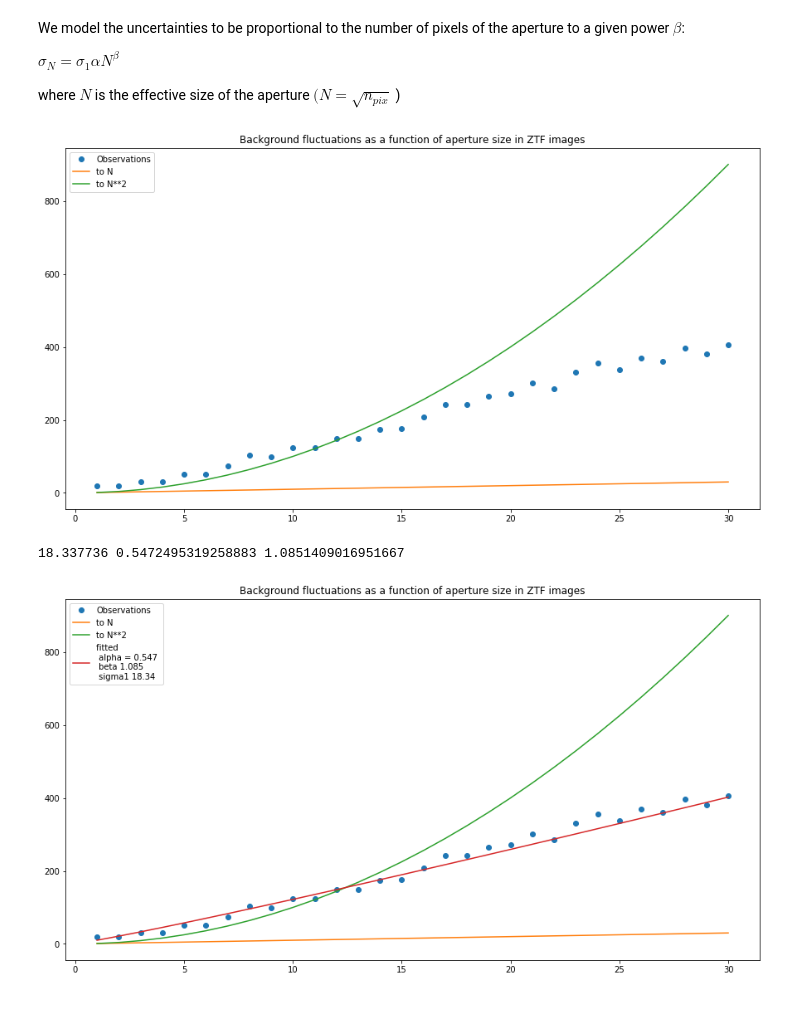
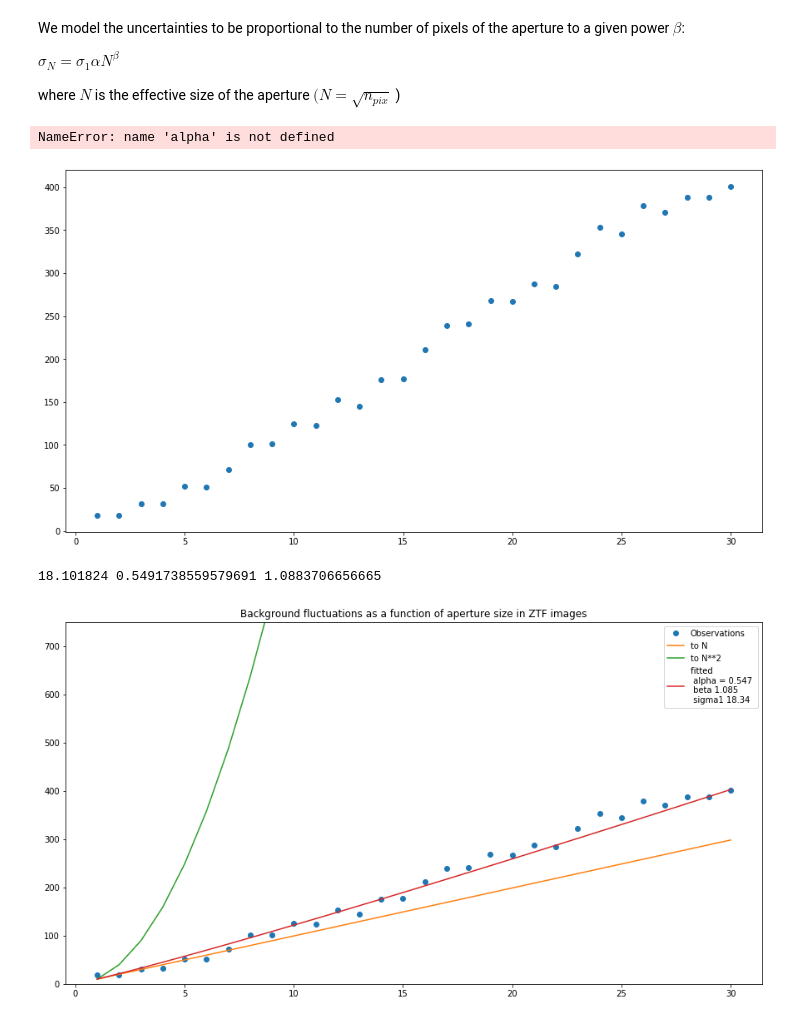
Before and after one commit to ReyesDeJong/ZTFsim, a Jupyter notebook: correlated_noise/noise_correlation.ipynb, the cells around one changed output. Saved outputs shown, nothing was run; the diff lists cells and outputs as text; code cells hidden in the pictures.

Commit message:
correcting comparison plots

```diff
--- a/correlated_noise/noise_correlation.ipynb
+++ b/correlated_noise/noise_correlation.ipynb
@@ -124,36 +124,38 @@ for r in tqdm(radius, total=len(radius)):
 plt.figure(figsize=(15, 8))
 plt.plot(N, sigma, "o", label="Observations")
 plt.plot(N, N, label="to N")
-plt.plot(N, N**2, label="to N**2")
+plt.plot(N, alpha*sigma1*N**2, label="to N**2")
 plt.legend()
 plt.title("Background fluctuations as a function of aperture size in ZTF images")
 plt.show()
 # %% [output]
+NameError: name 'alpha' is not defined
-[figure, old version]
+[figure, new version]
 # %%
 sigma1 = sigma[0]
 x = np.log(N)
 y = np.log(sigma)
 m, n, r_value, p_value, std_err = stats.linregress(x,y)
 
 alpha = np.exp(n - np.log(sigma1))
 beta = m
 
 print(sigma1, alpha, beta)
 
 fitted_curve = sigma1*alpha*np.power(N, beta)
 
 plt.figure(figsize=(15, 8))
 plt.plot(N, sigma, "o", label="Observations")
-plt.plot(N, N, label="to N")
-plt.plot(N, N**2, label="to N**2")
+plt.plot(N, alpha*sigma1*N, label="to N")
+plt.plot(N, alpha*sigma1*N**2, label="to N**2")
+plt.ylim([0, 750])
 plt.plot(N, fitted_curve, label="fitted \n alpha = 0.547 \n beta 1.085 \n sigma1 18.34")
 plt.legend()
 plt.title("Background fluctuations as a function of aperture size in ZTF images")
 plt.show()
 # %% [output]
-18.337736 0.5472495319258883 1.0851409016951667
+18.101824 0.5491738559579691 1.0883706656665
-[figure, old version]
+[figure, new version]
 # %%
 
 m, n, r_value, p_value, std_err = stats.linregress(x,y)
```
Also changed, not shown: parts of 3 cells of this notebook.
